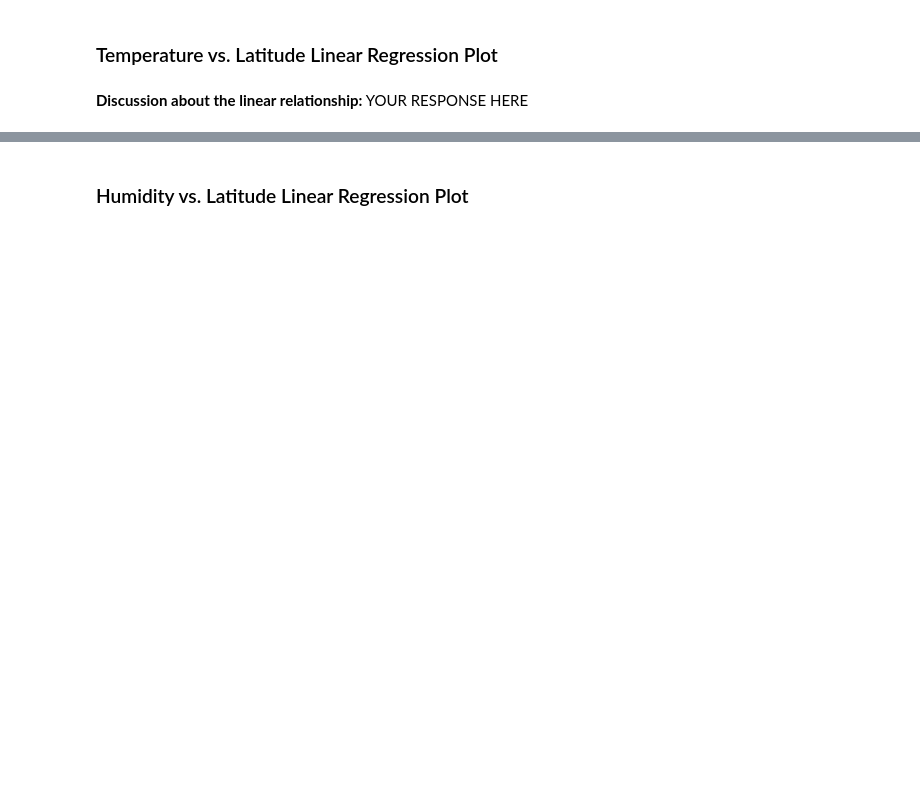
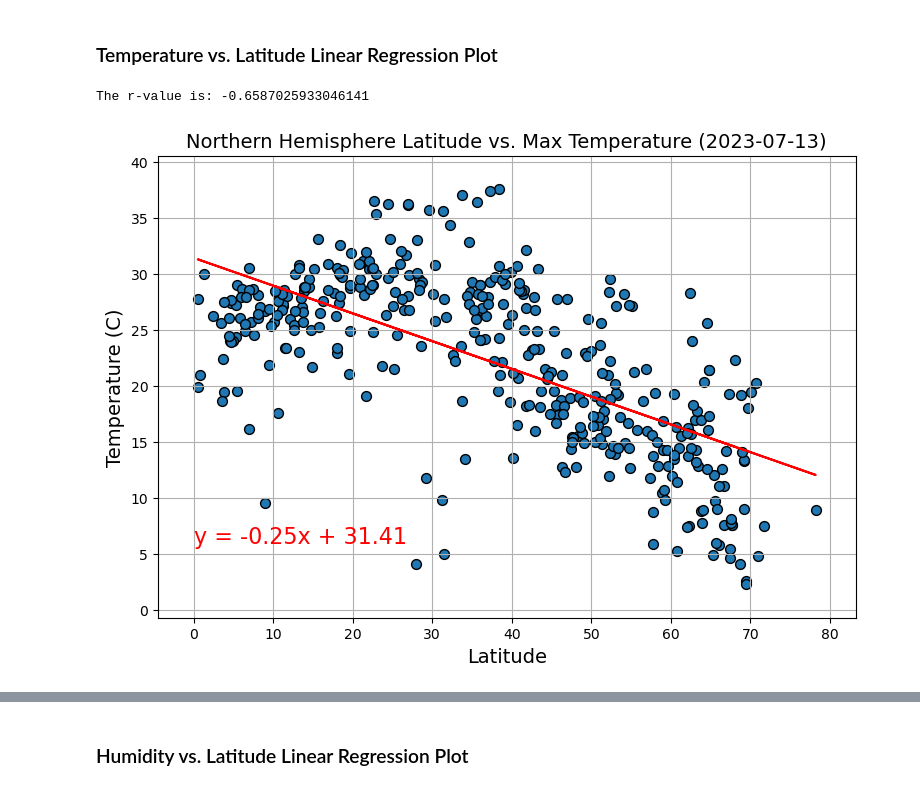
Before and after one commit to lathamlm/python-api-challenge, a Jupyter notebook: WeatherPy/WeatherPy.ipynb, the cells around one changed output, grey strips where cells are left out. Saved outputs shown, nothing was run; the diff lists cells and outputs as text; code cells hidden in the pictures; blank space fills up the shorter version.

```diff
--- a/WeatherPy/WeatherPy.ipynb
+++ b/WeatherPy/WeatherPy.ipynb
@@ -332,6 +329,6 @@ plt.show()
 # %%
 # Create a DataFrame with the Northern Hemisphere data (Latitude >= 0)
-# YOUR CODE HERE
+northern_hemi_df = city_data_df.loc[(city_data_df["Lat"] >= 0), :]
 
 # Display sample data
 northern_hemi_df.head()
@@ -352,2 +359,24 @@ southern_hemi_df.head()
-# %% [markdown]
-**Discussion about the linear relationship:** YOUR RESPONSE HERE
+# %%
+# Linear regression on Northern Hemisphere
+x_values = northern_hemi_df["Lat"]
+y_values = northern_hemi_df["Max Temp"]
+
+(slope, intercept, rvalue, pvalue, stderr) = linregress(x_values, y_values)
+regress_line = (x_values * slope) + intercept
+line_eq = "y = " + str(round(slope,2)) + "x + " + str(round(intercept,2))
+
+plt.figure(figsize=(9,6))
+plt.scatter(x_values, y_values, edgecolors="black", s=50)
+plt.plot(x_values, regress_line, "r-")
+plt.annotate(line_eq,(0,6),fontsize=16, color="red")
+plt.title(f"Northern Hemisphere Latitude vs. Max Temperature ({pretty_date})", fontsize=14)
+plt.xlabel("Latitude", fontsize=14)
+plt.ylabel("Temperature (C)", fontsize=14)
+plt.xlim((min(x_values)-5),(max(x_values)+5))
+plt.ylim((min(y_values)-3),(max(y_values)+3))
+plt.grid(True)
+print(f"The r-value is: {rvalue}")
+plt.show()
+# %% [output]
+The r-value is: -0.6587025933046141
+[figure, added]
```
Also changed, not shown: parts of 36 cells of this notebook, 5 other files.
